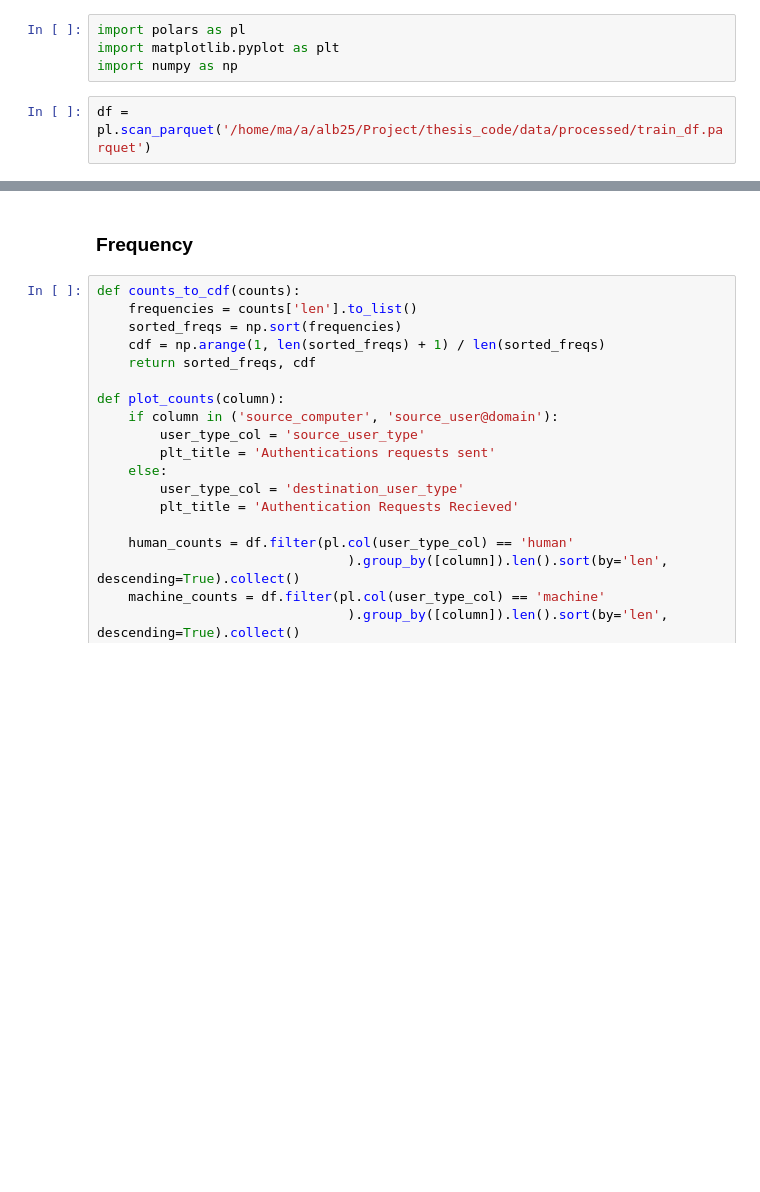
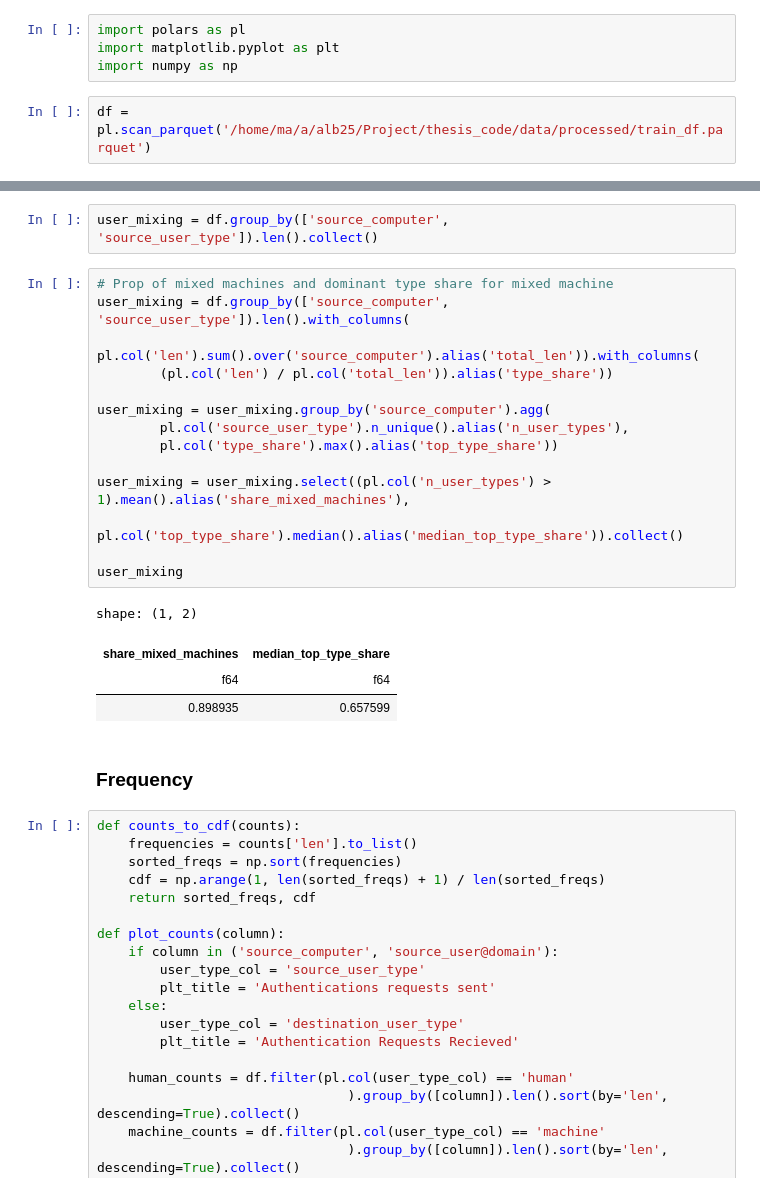
Before and after one commit to adam-broomhead/cybersecurity_thesis, a Jupyter notebook: notebooks/Imports and EDA/005_auth_column_to_use.ipynb, the cells around one changed output, grey strips where cells are left out. Cells and saved outputs as stored; diff of their text form; blank space fills up the shorter version.

```diff
--- a/notebooks/Imports and EDA/005_auth_column_to_use.ipynb
+++ b/notebooks/Imports and EDA/005_auth_column_to_use.ipynb
@@ -15,6 +15,27 @@ shape: (5, 11)
 | 12d 8h 33m 10s | "ANONYMOUS LOGON@C1" | "ANONYMOUS LOGON@C1" | "C1" | "C1" | ... |
 | 16d 13h 57m 28s | "ANONYMOUS LOGON@C1" | "ANONYMOUS LOGON@C1" | "C1" | "C1" | ... |
 | 16d 13h 57m 28s | "ANONYMOUS LOGON@C1" | "ANONYMOUS LOGON@C1" | "C1191" | "C1" | ... |
+# %%
+user_mixing = df.group_by(['source_computer', 'source_user_type']).len().collect()
+# %%
+# Prop of mixed machines and dominant type share for mixed machine
+user_mixing = df.group_by(['source_computer', 'source_user_type']).len().with_columns(
+    pl.col('len').sum().over('source_computer').alias('total_len')).with_columns(
+        (pl.col('len') / pl.col('total_len')).alias('type_share'))
+
+user_mixing = user_mixing.group_by('source_computer').agg(
+        pl.col('source_user_type').n_unique().alias('n_user_types'),
+        pl.col('type_share').max().alias('top_type_share'))
+
+user_mixing = user_mixing.select((pl.col('n_user_types') > 1).mean().alias('share_mixed_machines'),
+            pl.col('top_type_share').median().alias('median_top_type_share')).collect()
+
+user_mixing
+# %% [output]
+shape: (1, 2)
+| share_mixed_machines | median_top_type_share |
+| f64 | f64 |
+| 0.898935 | 0.657599 |
 # %% [markdown]
 ### Frequency
 # %%
```
Also changed, not shown: parts of 21 cells of this notebook, 1 other file.
